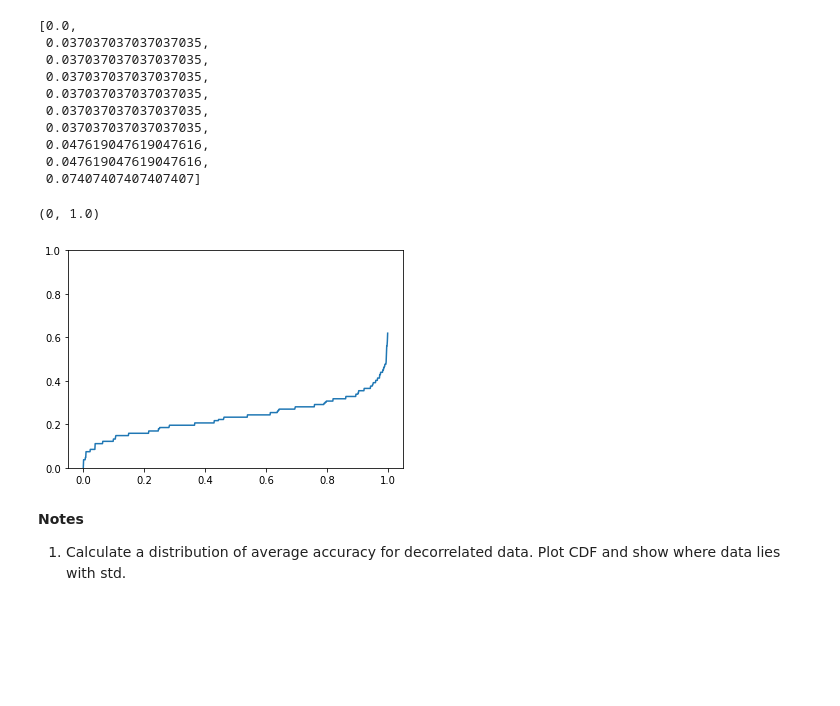
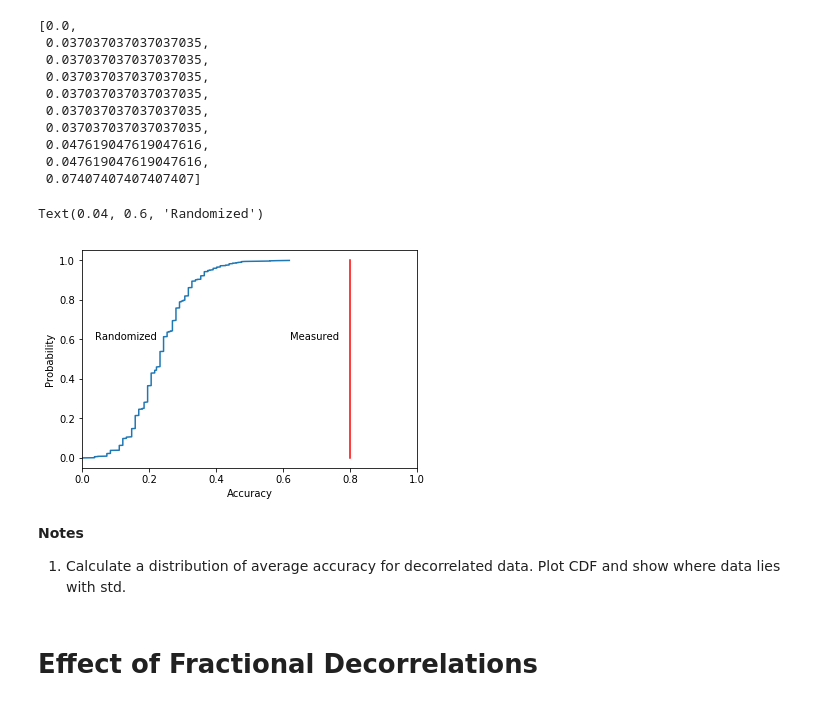
Before and after one commit to uwescience/old_xstate, a Jupyter notebook: notebooks/State Assignment Using Decision Trees.ipynb, the cells around one changed output. Cells and saved outputs as stored; diff of their text form; code cells hidden in the pictures; blank space fills up the shorter version.

```diff
--- a/notebooks/State Assignment Using Decision Trees.ipynb
+++ b/notebooks/State Assignment Using Decision Trees.ipynb
@@ -209,11 +209,17 @@ xvs[0:10]
 # %%
 xvs.sort()
 yvs = [(1.0*v) / len(xvs) for v in range(len(xvs))]
-plt.plot(yvs, xvs)
-plt.ylim(0, 1.0)
+plt.plot(xvs, yvs, [0.8, 0.8], [0, 1], 'r')
+plt.xlim(0, 1.0)
+plt.xlabel("Accuracy")
+plt.ylabel("Probability")
+plt.text(0.62, 0.6, "Measured")
+plt.text(0.04, 0.6, "Randomized")
 # %% [output]
-(0, 1.0)
+Text(0.04, 0.6, 'Randomized')
-[figure, old version]
+[figure, new version]
 # %% [markdown]
 **Notes**
 1. Calculate a distribution of average accuracy for decorrelated data. Plot CDF and show where data lies with std.
+# %% [markdown]
+# Effect of Fractional Decorrelations
```
Also changed, not shown: 1 other file.
